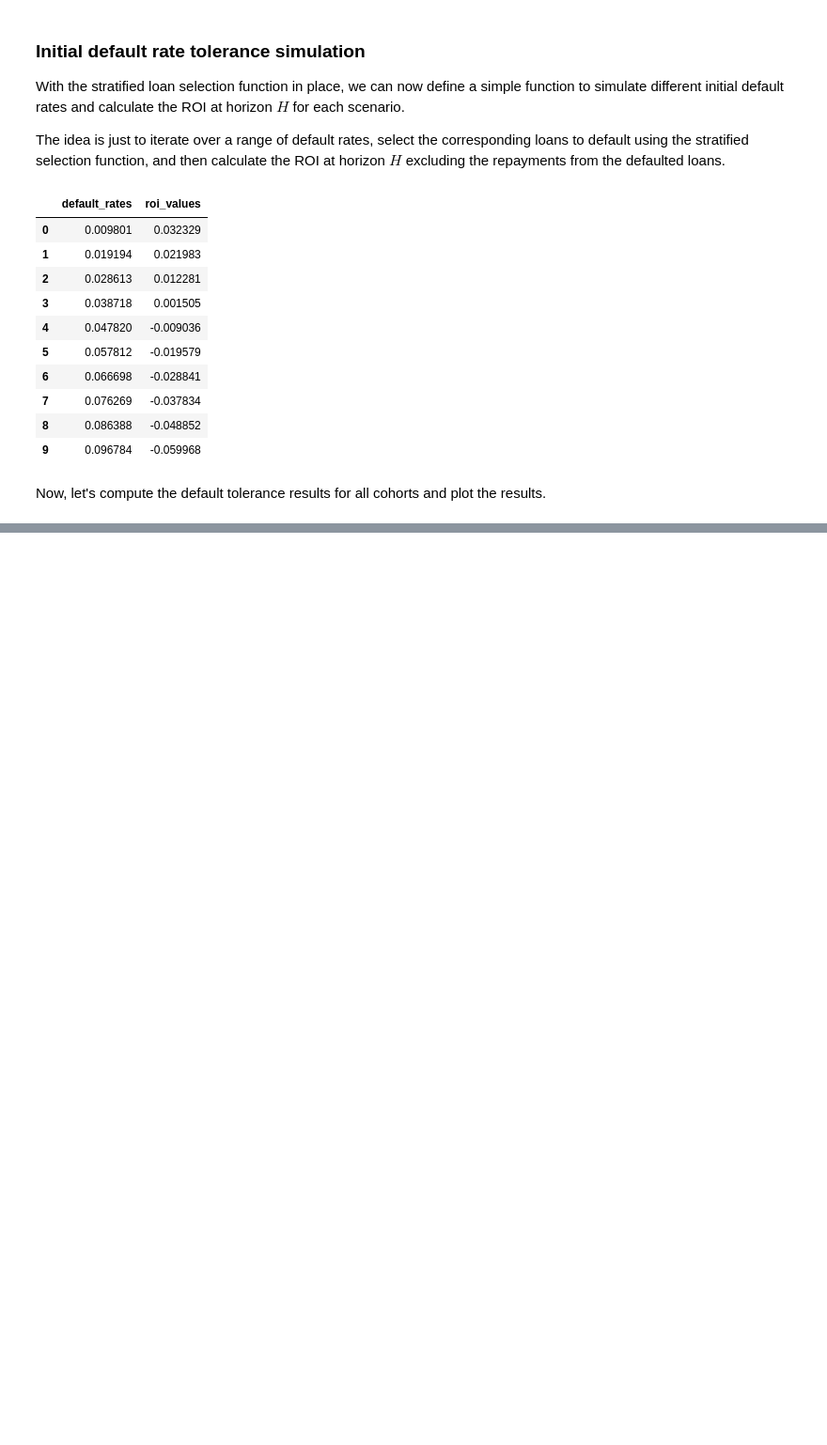
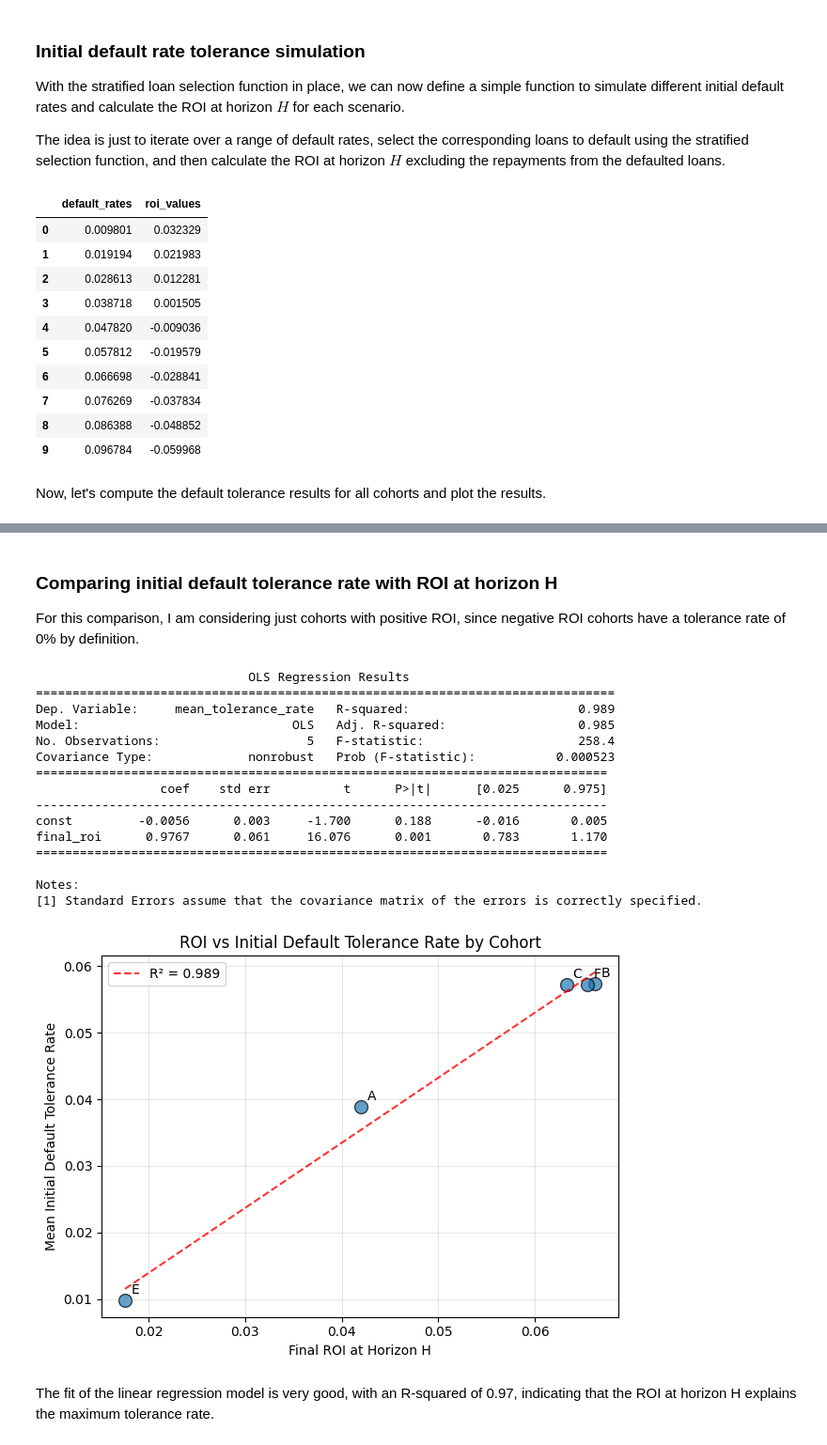
Before and after one commit to jquentino/cohort-profitability-case, a Jupyter notebook: notebooks/1-jq-exploratory-data-analysis.ipynb, the cells around one changed output, grey strips where cells are left out. Shown at 94% size. Cells and saved outputs as stored; diff of their text form; code cells hidden in the pictures; blank space fills up the shorter version.

```diff
--- a/notebooks/1-jq-exploratory-data-analysis.ipynb
+++ b/notebooks/1-jq-exploratory-data-analysis.ipynb
@@ -684,0 +679,58 @@ My first guess would be the **ROI at horizon H**.
+# %% [markdown]
+### Comparing initial default tolerance rate with ROI at horizon H
+
+For this comparison, I am considering just cohorts with positive ROI, since negative ROI cohorts have a tolerance rate of 0% by definition.
+# %%
+import statsmodels.api as sm
+
+# Extract ROI values from batch_sums and merge with tolerance data
+roi_final = batch_sums["ROI"]
+
+# Create a combined dataframe for analysis
+comparison_df = tolerance_summary_df.copy()
+comparison_df["final_roi"] = comparison_df["cohort"].map(roi_final)
+comparison_df = comparison_df[comparison_df["final_roi"] > 0]
+
+ax = comparison_df.plot.scatter(x="final_roi", y="mean_tolerance_rate", s=100, alpha=0.7, edgecolors='black')
+
+# Add cohort labels to points
+for i, row in comparison_df.iterrows():
+    ax.annotate(row["cohort"],
+                (row["final_roi"], row["mean_tolerance_rate"]),
+                xytext=(5, 5), textcoords='offset points', fontsize=10)
+
+# Add fitted line
+X_trend = sm.add_constant(comparison_df["final_roi"])
+model_trend = sm.OLS(comparison_df["mean_tolerance_rate"], X_trend).fit()
+x_line = np.linspace(comparison_df["final_roi"].min(), comparison_df["final_roi"].max(), 100)
+y_line = model_trend.params[0] + model_trend.params[1] * x_line
+ax.plot(x_line, y_line, 'r--', alpha=0.8, label=f'R² = {model_trend.rsquared:.3f}')
+
+ax.set_xlabel("Final ROI at Horizon H")
+ax.set_ylabel("Mean Initial Default Tolerance Rate")
+ax.set_title("ROI vs Initial Default Tolerance Rate by Cohort")
+ax.legend()
+ax.grid(True, alpha=0.3)
+
+print(model_trend.summary(slim=True))
+plt.tight_layout()
+plt.show()
+# %% [output]
+                             OLS Regression Results
+===============================================================================
+Dep. Variable:     mean_tolerance_rate   R-squared:                       0.989
+Model:                             OLS   Adj. R-squared:                  0.985
+No. Observations:                    5   F-statistic:                     258.4
+Covariance Type:             nonrobust   Prob (F-statistic):           0.000523
+==============================================================================
+                 coef    std err          t      P>|t|      [0.025      0.975]
+------------------------------------------------------------------------------
+const         -0.0056      0.003     -1.700      0.188      -0.016       0.005
+final_roi      0.9767      0.061     16.076      0.001       0.783       1.170
+==============================================================================
+
+Notes:
+[1] Standard Errors assume that the covariance matrix of the errors is correctly specified.
+[figure, added]
+# %% [markdown]
+The fit of the linear regression model is very good, with an R-squared of 0.97, indicating that the ROI at horizon H explains the maximum tolerance rate.
```
Also changed, not shown: parts of 6 cells of this notebook.
